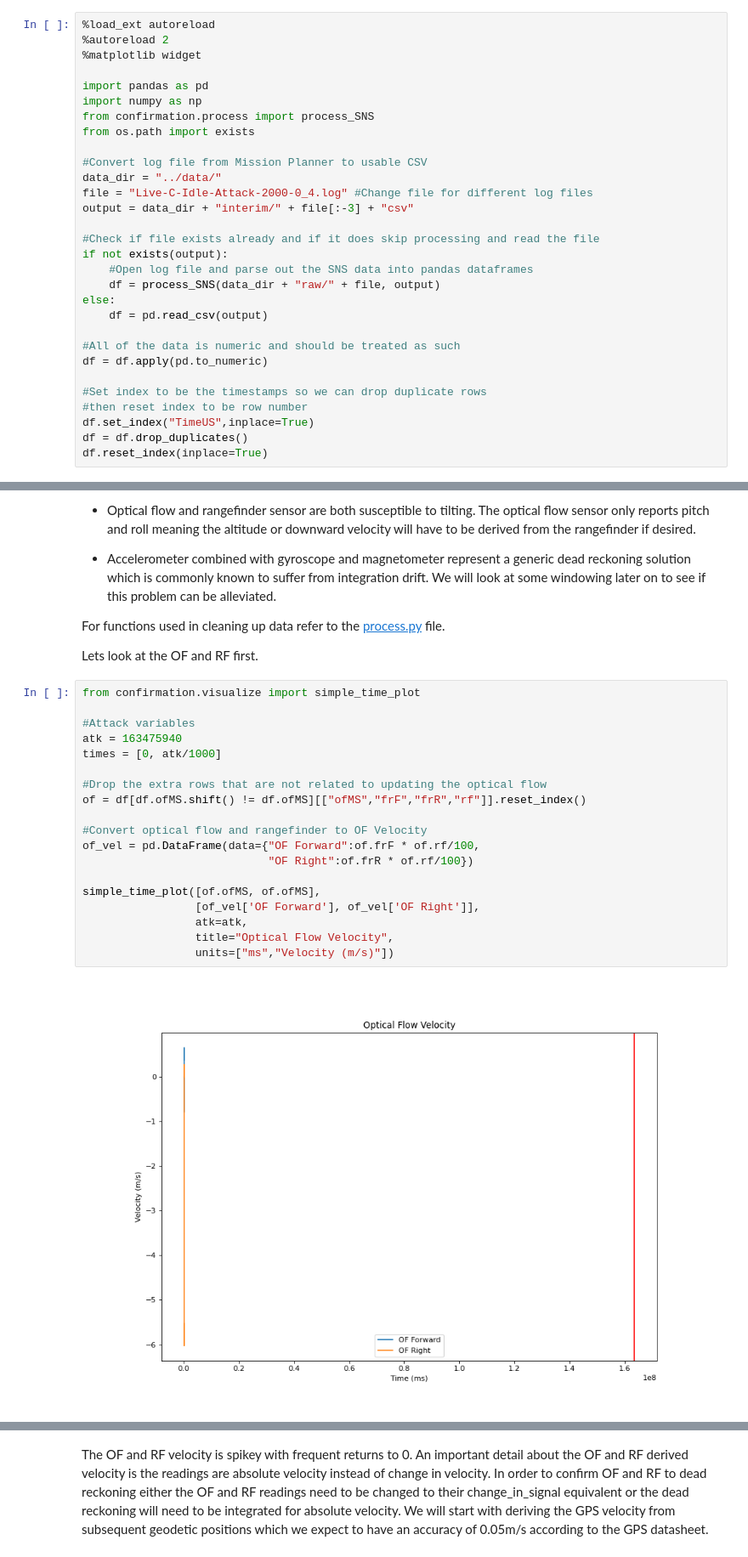
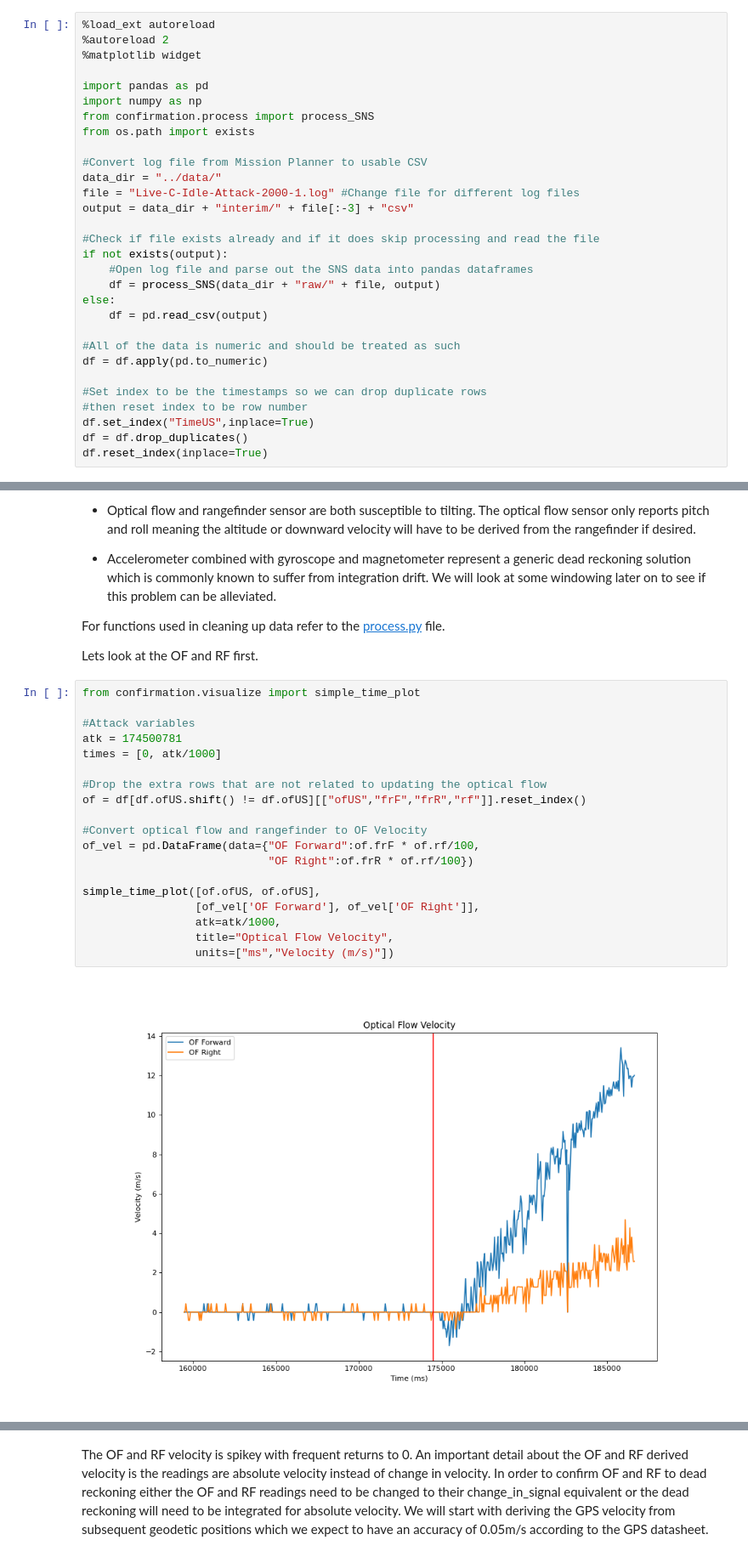
Before and after one commit to BaileySri/Practical-Software-Defense-for-GPS-Spoofing-on-a-Hobby-UAV-Offline, a Jupyter notebook: notebooks/0.3-bks-attack-idle.ipynb, the cells around one changed output, grey strips where cells are left out. Shown at 85% size. Drawn from its saved outputs; the diff is of its cells as text.

```diff
--- a/notebooks/0.3-bks-attack-idle.ipynb
+++ b/notebooks/0.3-bks-attack-idle.ipynb
@@ -35,7 +35,7 @@ from os.path import exists
 
 #Convert log file from Mission Planner to usable CSV
 data_dir = "../data/"
-file = "Live-C-Idle-Attack-2000-0_4.log" #Change file for different log files
+file = "Live-C-Idle-Attack-2000-1.log" #Change file for different log files
 output = data_dir + "interim/" + file[:-3] + "csv"
 
 #Check if file exists already and if it does skip processing and read the file
@@ -104,21 +104,21 @@ Lets look at the OF and RF first.
 # %%
 from confirmation.visualize import simple_time_plot
 
 #Attack variables
-atk = 163475940
+atk = 174500781
 times = [0, atk/1000]
 
 #Drop the extra rows that are not related to updating the optical flow
-of = df[df.ofMS.shift() != df.ofMS][["ofMS","frF","frR","rf"]].reset_index()
+of = df[df.ofUS.shift() != df.ofUS][["ofUS","frF","frR","rf"]].reset_index()
 
 #Convert optical flow and rangefinder to OF Velocity
 of_vel = pd.DataFrame(data={"OF Forward":of.frF * of.rf/100,
                             "OF Right":of.frR * of.rf/100})
 
-simple_time_plot([of.ofMS, of.ofMS],
+simple_time_plot([of.ofUS, of.ofUS],
                  [of_vel['OF Forward'], of_vel['OF Right']],
-                 atk=atk,
+                 atk=atk/1000,
                  title="Optical Flow Velocity",
                  units=["ms","Velocity (m/s)"])
 # %% [output]
-[figure, old version]
+[figure, new version]
```
Also changed, not shown: parts of 5 cells of this notebook, 9 other files.
